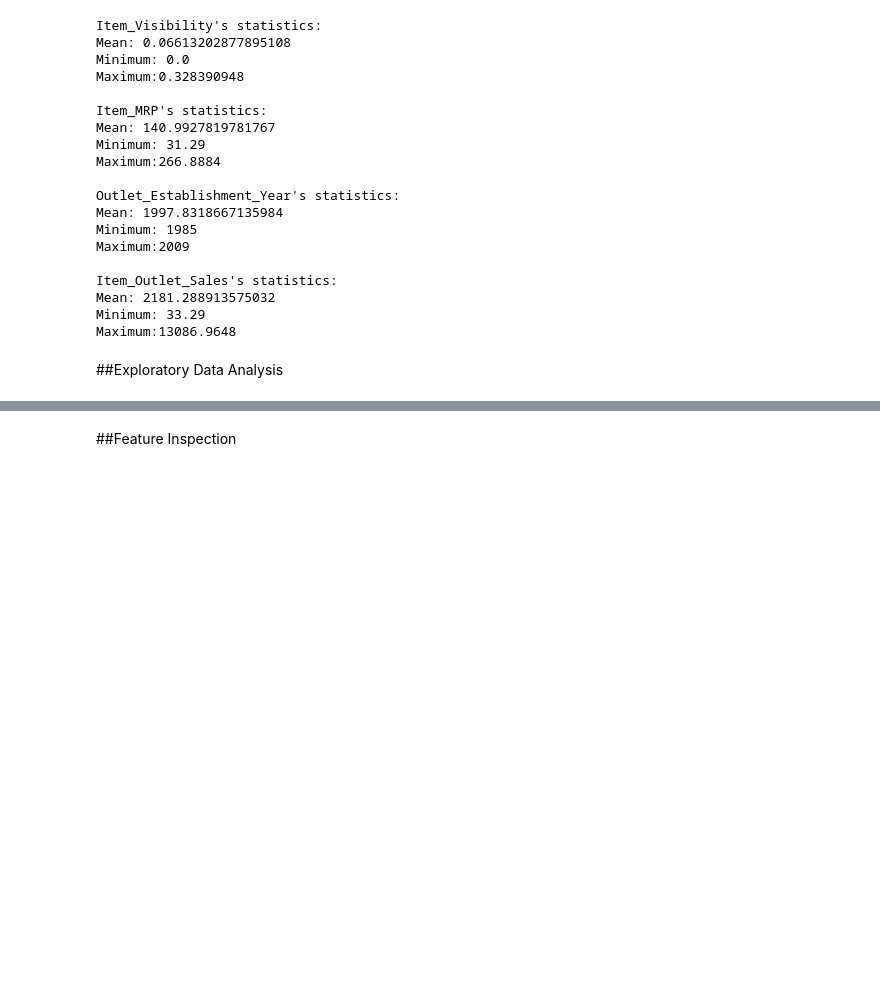
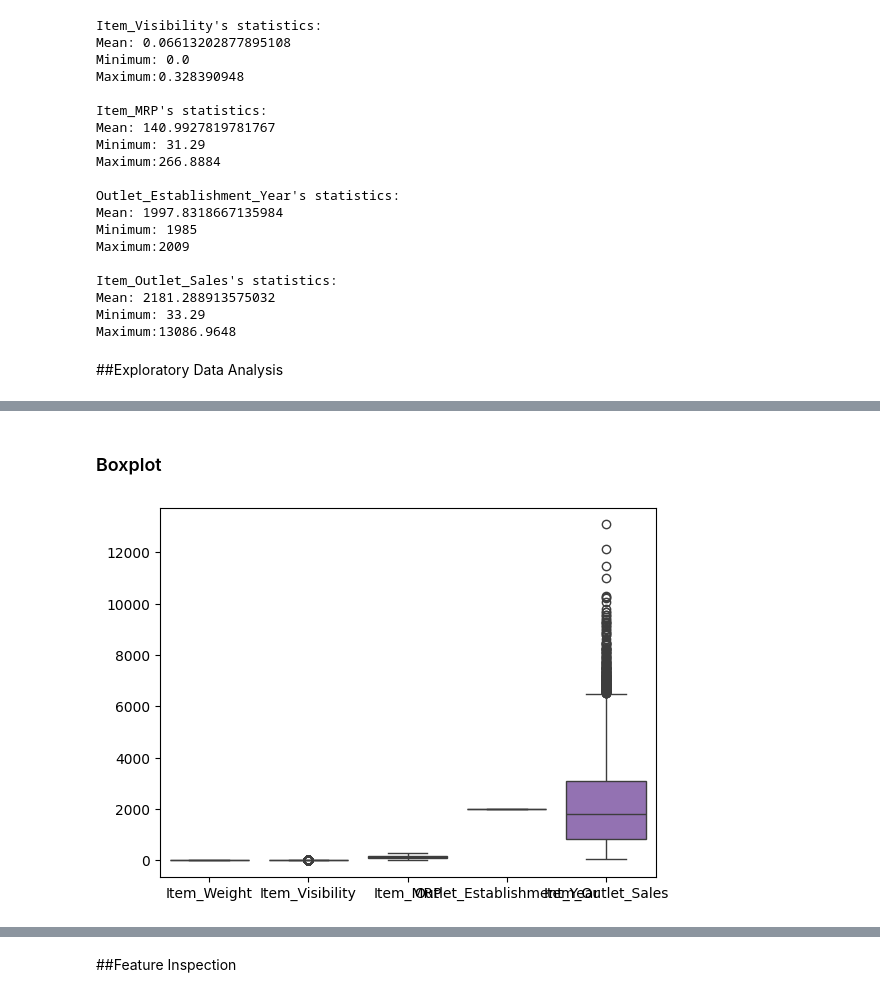
Before and after one commit to twix-ps/Prediction-of-Product-Sales, a Jupyter notebook: Prediction_of_Product_Sales.ipynb, the cells around one changed output, grey strips where cells are left out. Drawn from its saved outputs; the diff is of its cells as text; code cells hidden in the pictures; blank space fills up the shorter version.

```diff
--- a/Prediction_of_Product_Sales.ipynb
+++ b/Prediction_of_Product_Sales.ipynb
@@ -160,0 +169,6 @@ Maximum:13086.9648
+# %% [markdown]
+### Boxplot
+# %%
+ax = sns.boxplot(data=df)
+# %% [output]
+[figure, added]
```
Also changed, not shown: parts of 6 cells of this notebook.
